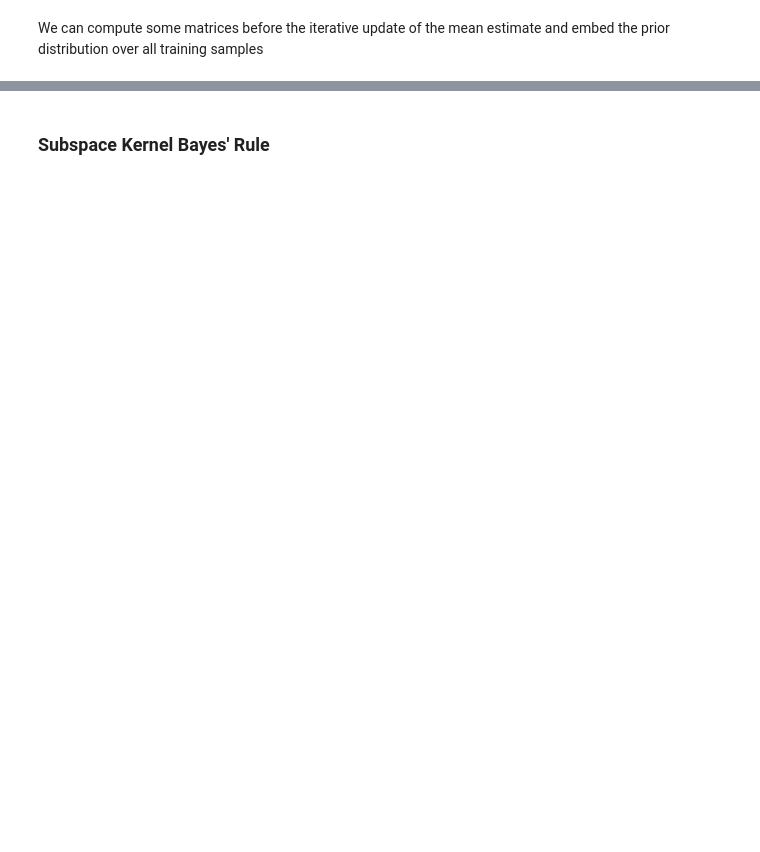
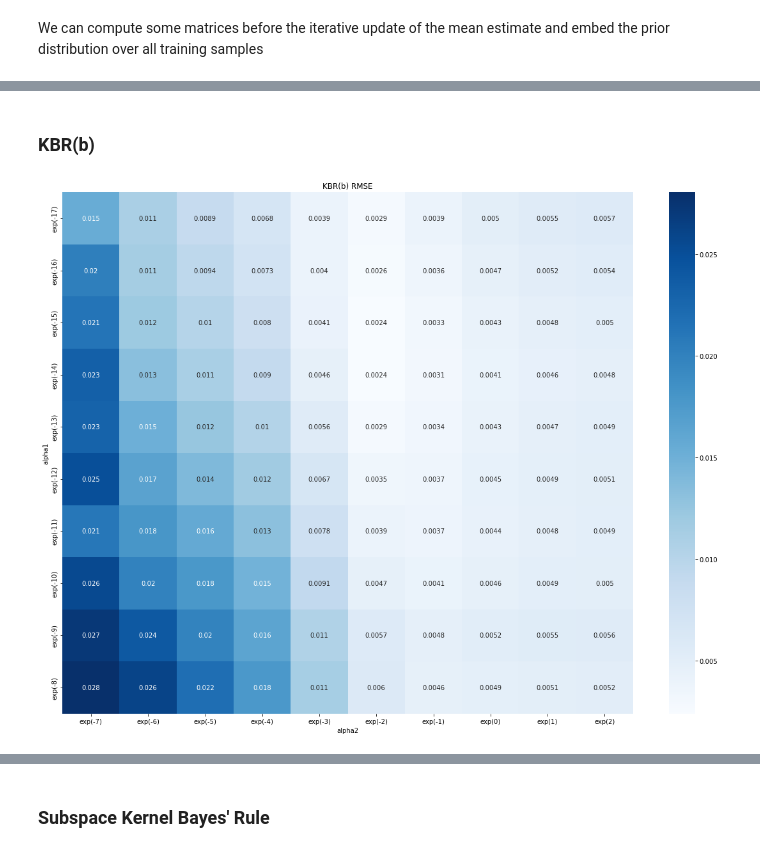
Before and after one commit to shellingford330/pyKKR, a Jupyter notebook: notebooks/Comparison of KKR, subKKR, KBR, and subKBR.ipynb, the cells around one changed output, grey strips where cells are left out. Saved outputs shown, nothing was run; the diff lists cells and outputs as text; code cells hidden in the pictures; blank space fills up the shorter version.

```diff
--- a/notebooks/Comparison of KKR, subKKR, KBR, and subKBR.ipynb
+++ b/notebooks/Comparison of KKR, subKKR, KBR, and subKBR.ipynb
@@ -270,0 +286,58 @@ for i in range(numTestSamples):
+# %% [markdown]
+### KBR(b)
+# %%
+# KBRb
+alphas1_KBRb = [np.exp(i) for i in range(-17, -7)]
+alphas1_labels_KBRb= ['exp({0})'.format(i) for i in range(-17, -7)]
+alphas2_KBRb = [np.exp(i) for i in range(-7, 3)]
+alphas2_labels_KBRb= ['exp({0})'.format(i) for i in range(-7, 3)]
+
+RMSE_KBRb = []
+min_RMSE_KBRb= 1e9
+best_kbrbMu = []
+
+for alpha1 in alphas1_KBRb:
+    # 平均値を更新する前に事前計算する
+    C = linalg.solve(K + alpha1 * np.eye(kernel_size), K, assume_a='pos')
+
+    K_all = kernel_k(reference_set[['context']].values,
+                                   data[['context']].values)
+    C_0 = linalg.solve(K + alpha1 * np.eye(kernel_size), K_all, assume_a='pos')
+
+    m_0 = np.mean(C_0, axis=1, keepdims=True)
+
+    for alpha2 in alphas2_KBRb:
+        m_b = m_0.copy()
+
+        for i in range(numTestSamples):
+            # embed observation
+            y = testData.loc[i, 'samples'].reshape((-1,1))
+            g_y = k_g(y)
+
+            # perform Bayes update according to KBR(b)
+            D_b = np.diag(C.dot(m_b).flat)
+            D_bG = D_b.dot(G)
+
+            m_b = D_bG.dot(linalg.solve(D_bG.dot(D_bG) + alpha2 * np.eye(kernel_size), D_b)).dot(g_y)
+            # normalization
+            m_b = m_b / m_b.sum(axis=0)
+
+            # project into state space
+            testData.loc[i,'kbrbMu'] = X.T.dot(C.dot(m_b))[0][0]
+
+        rmse = mean_squared_error(testData['postMu'], testData['kbrbMu'])
+        RMSE_KBRb.append(rmse)
+        if rmse < min_RMSE_KBRb:
+            best_kbrbMu = testData['kbrbMu']
+
+#  plot RMSE heatmap
+plt.figure(figsize=(20,15))
+plt.title("KBR(b) RMSE")
+df_KBRb = pd.DataFrame(data=np.array(RMSE_KBRb).reshape((len(alphas1_KBRb), len(alphas2_KBRb))), index=alphas1_labels_KBRb, columns=alphas2_labels_KBRb)
+s = sns.heatmap(df_KBRb, annot=True, cmap='Blues')
+s.set(xlabel='alpha2', ylabel='alpha1')
+
+# best kbrbMu
+testData['kbrbMu'] = best_kbrbMu
+# %% [output]
+[figure, added]
```
Also changed, not shown: parts of 29 cells of this notebook, 2 other files.
